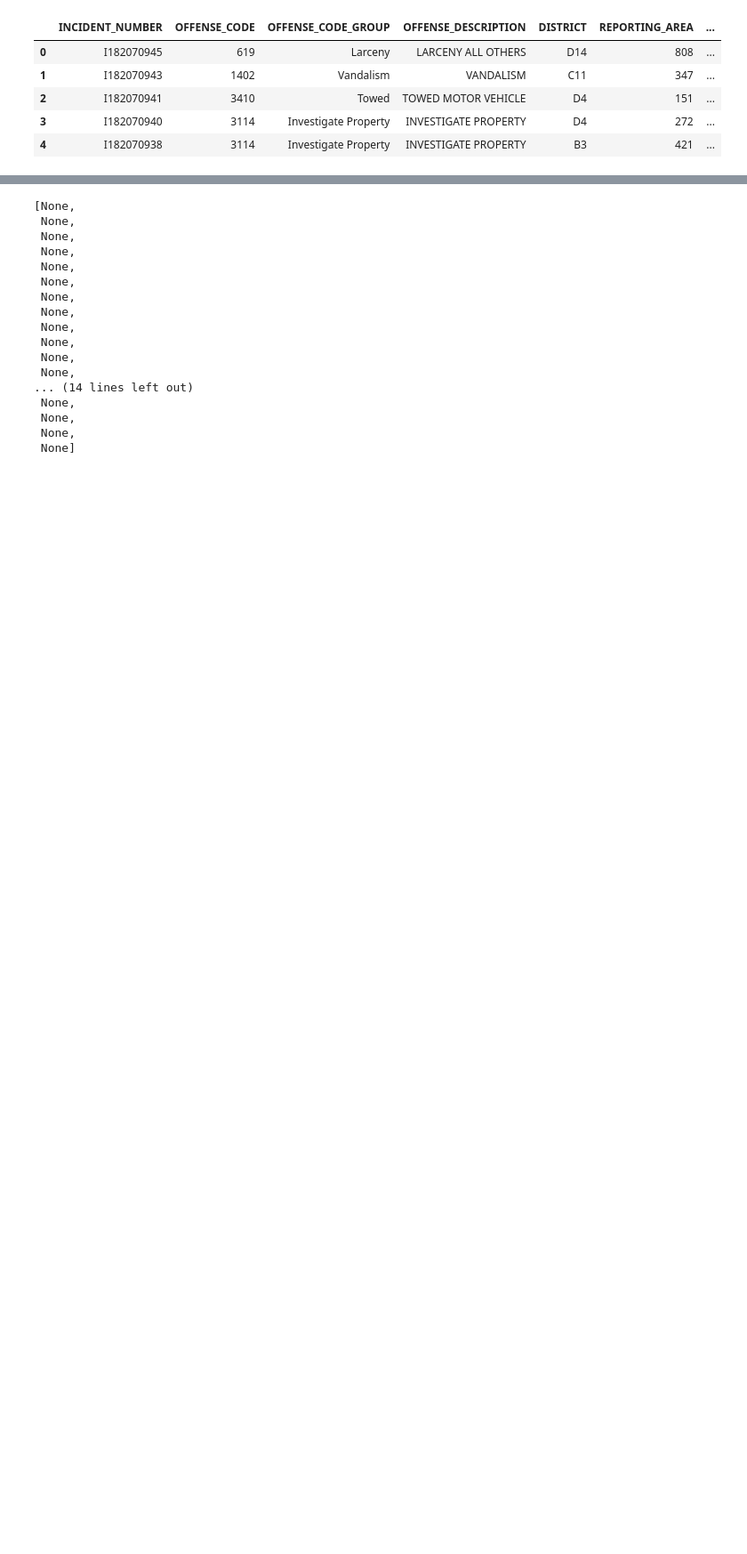
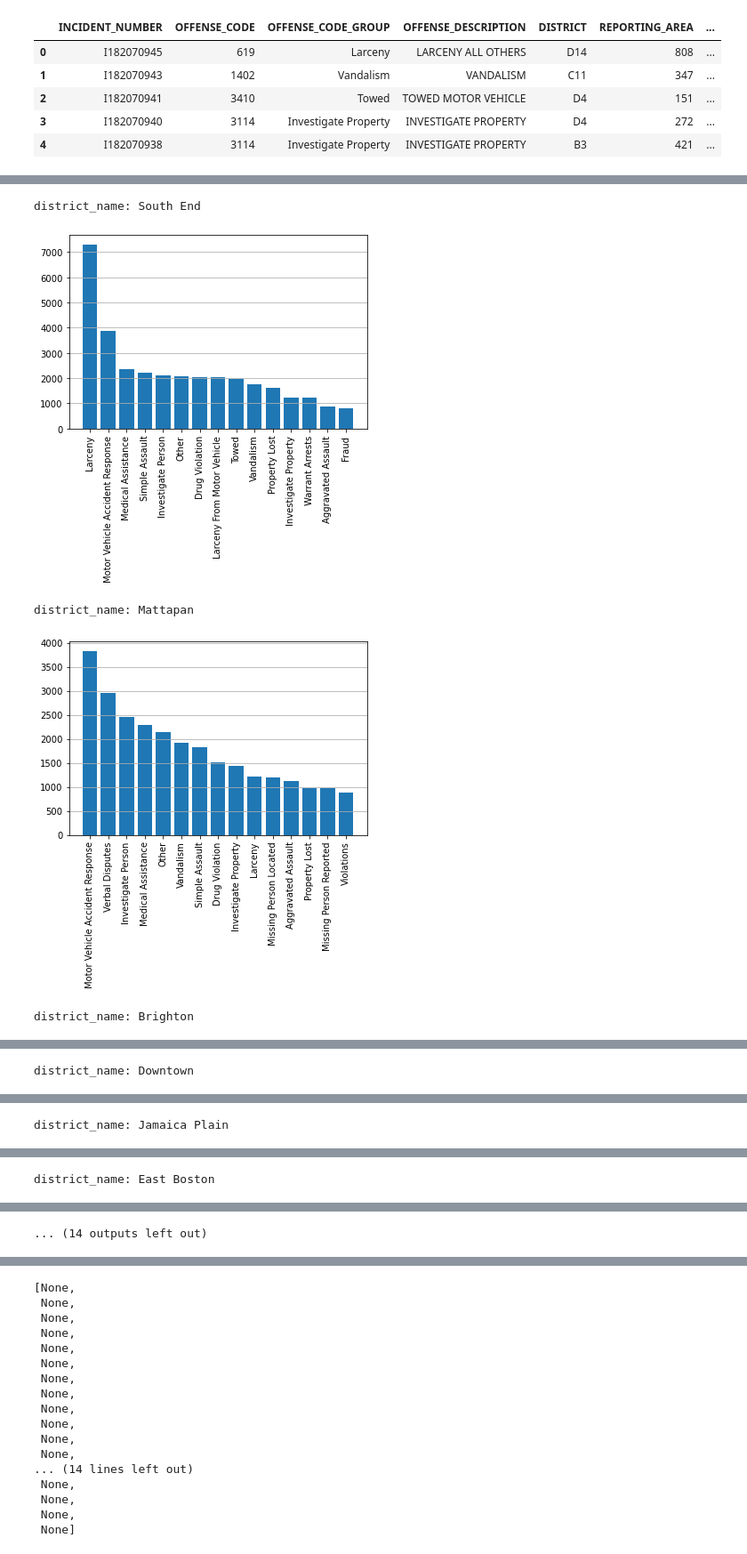
Before and after one commit to tomek95123/Udacity_project1, a Jupyter notebook: udacity_project_1.ipynb, the cells around one changed output, grey strips where cells are left out. Shown at 89% size. Saved outputs shown, nothing was run; the diff lists cells and outputs as text; code cells hidden in the pictures; blank space fills up the shorter version.

```diff
--- a/udacity_project_1.ipynb
+++ b/udacity_project_1.ipynb
@@ -101,8 +136,0 @@ data[data.duplicated()].sort_values(by = 'INCIDENT_NUMBER').head()
-# %%
-# most common crimes in each month
-df = data.groupby(['MONTH','OFFENSE_CODE_GROUP'])['OFFENSE_DESCRIPTION'].count().sort_values(ascending=False).head()
-# months = set(data.MONTH)
-# for m in months:
-#     df= data[data['MONTH']==m]['OFFENSE_DESCRIPTION'].value_counts().sort_values()[-1]
-#     print(m, df)
-df
@@ -116,0 +139,24 @@ Name: OFFENSE_DESCRIPTION, dtype: int64
+# %%
+def plot_crime_counts(data, var_to_divide, var_to_plot='OFFENSE_CODE_GROUP', k=15):
+    '''
+    This function produces several bar plots with counts of k - most common values of var_to_plot.
+    One bar plot is produced for each unique value of var_to_divide.
+    input:
+        data: a dataframe
+        var_to_plot: a column for which a bar plot will be produced
+        var_to_divide: a column, for each unique value of var_to_divide a separate bar plot of var_to_plot will be produced
+        k: an integer. Only k most common values of var_to_plot for each value of var_to_divide will be used to create bar plots
+    '''
+    for val in set(data[var_to_divide]):
+        df = data[data[var_to_divide] == val][var_to_plot].value_counts().sort_values(ascending=False)[:k]
+        print(f'{var_to_divide}: {val}')
+        plt.bar(df.index, height = df)
+        plt.grid(axis='y')
+        plt.xticks(ticks=range(len(df)), labels=df.index, rotation=90)
+        plt.show()
+    print('Overall')
+    df = data[var_to_plot].value_counts().sort_values(ascending = False)[:k]
+    plt.bar(df.index, height = df)
+    plt.grid(axis='y')
+    plt.xticks(ticks=range(len(df)), labels=df.index, rotation=90)
+    plt.show()
@@ -127,0 +181,8 @@ data3 = data[data['DISTRICT'].notna()]
+# %%
+plot_crime_counts(data1, 'district_name', var_to_plot='OFFENSE_CODE_GROUP', k=15)
+# %% [output]
+district_name: South End
+[figure, added]
+district_name: Mattapan
+[figure, added]
+district_name: Brighton
@@ -127,0 +190 @@ data3 = data[data['DISTRICT'].notna()]
+district_name: Downtown
@@ -127,0 +192 @@ data3 = data[data['DISTRICT'].notna()]
+district_name: Jamaica Plain
@@ -127,0 +194 @@ data3 = data[data['DISTRICT'].notna()]
+district_name: East Boston
@@ -128 +196,2 @@ data3 = data[data['DISTRICT'].notna()]
+... (14 outputs left out)
 # %%
```
Also changed, not shown: parts of 128 cells of this notebook.
